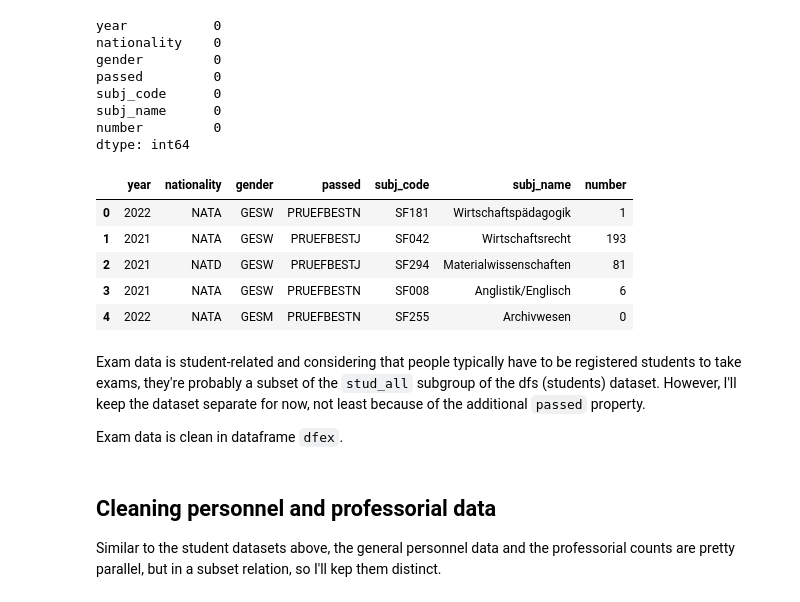
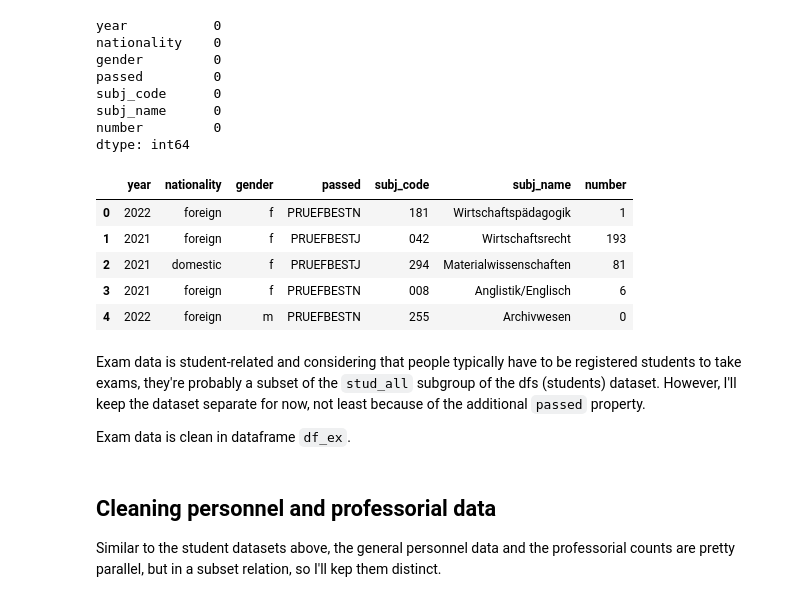
Before and after one commit to gfkpth/project-2-eda-sql, a Jupyter notebook: core_EDA.ipynb, the cells around one changed output. Drawn from its saved outputs; the diff is of its cells as text; code cells hidden in the pictures.

```diff
--- a/core_EDA.ipynb
+++ b/core_EDA.ipynb
@@ -32,3 +39,20 @@ import seaborn as sns
+# %%
+# visualisation settings
+
+# allow unlimited scrollability
+pd.set_option('display.max_columns', None)
+pd.set_option('display.max_colwidth', None)
+
+
+
+# Set the Seaborn context to "poster" for larger text and figures
+sns.set_context("poster")
+
+# Set the default figure size for Seaborn plots
+sns.set_theme(rc={"figure.figsize": (12., 6.)})
+
+# Set the Seaborn style to "whitegrid" for a white background with gridlines
+sns.set_style("whitegrid")
 # %% [markdown]
 ## Load dataset(s)
 # %%
@@ -337,6 +437,18 @@ def clean_dat(in_df, dropcols, rencols, csvname='',complexdate=False,insgesamt=F
     if insgesamt:
         df.dropna(subset=['subj_grp_code'],inplace=True)
 
+    # change label values for gender and nationality for accessibility where applicable
+    # not super portable due to hard-coding of values, but good and reusable enough for present purpose
+    if 'nationality' in df.columns:
+        df.nationality = df.nationality.str.replace('NATD','domestic').str.replace('NATA','foreign')
+    if 'gender' in df.columns:
+        df.gender = df.gender.str.replace('GESW','f').str.replace('GESM','m')
+
+    # clean up subj_code and turn into int
+    if 'subj_code' in df.columns:
+        df = df.loc[df.subj_code.str.contains('-') == False]    # filter out deprecated subj_codes (specifically SF019-07)
+        df.subj_code = df.subj_code.str.replace('SF','')        # normalise format of subj_code (but keep as string)
+
 
     # reset index
     df.reset_index(drop=True,inplace=True)
@@ -444,5 +567,7 @@ ex_remap = {
     'value': 'number'
     }
 # %%
-dfex = clean_dat(exams,ex_drop,ex_remap,'./datasets/clean_exams_GER_2018_2023.csv')
+df_ex = clean_dat(exams,ex_drop,ex_remap,'./datasets/clean_exams_GER_2018_2023.csv')
+
+datastore['df_ex'] = {'df': df_ex, 'loc': './datasets/clean_exams_GER_2018_2023.csv'}
 # %%
@@ -457,18 +582,18 @@ subj_name      0
 number         0
 dtype: int64
 # %%
-dfex.head()
+df_ex.head()
 # %% [output]
 |  | year | nationality | gender | passed | subj_code | subj_name | number |
-| 0 | 2022 | NATA | GESW | PRUEFBESTN | SF181 | Wirtschaftspädagogik | 1 |
-| 1 | 2021 | NATA | GESW | PRUEFBESTJ | SF042 | Wirtschaftsrecht | 193 |
-| 2 | 2021 | NATD | GESW | PRUEFBESTJ | SF294 | Materialwissenschaften | 81 |
-| 3 | 2021 | NATA | GESW | PRUEFBESTN | SF008 | Anglistik/Englisch | 6 |
-| 4 | 2022 | NATA | GESM | PRUEFBESTN | SF255 | Archivwesen | 0 |
+| 0 | 2022 | foreign | f | PRUEFBESTN | 181 | Wirtschaftspädagogik | 1 |
+| 1 | 2021 | foreign | f | PRUEFBESTJ | 042 | Wirtschaftsrecht | 193 |
+| 2 | 2021 | domestic | f | PRUEFBESTJ | 294 | Materialwissenschaften | 81 |
+| 3 | 2021 | foreign | f | PRUEFBESTN | 008 | Anglistik/Englisch | 6 |
+| 4 | 2022 | foreign | m | PRUEFBESTN | 255 | Archivwesen | 0 |
 # %% [markdown]
 Exam data is student-related and considering that people typically have to be registered students to take exams, they're probably a subset of the `stud_all` subgroup of the dfs (students) dataset. However, I'll keep the dataset separate for now, not least because of the additional `passed` property.
 
-Exam data is clean in dataframe `dfex`.
+Exam data is clean in dataframe `df_ex`.
 # %% [markdown]
 ## Cleaning personnel and professorial data
 
```
Also changed, not shown: parts of 63 cells of this notebook, 5 other files.
